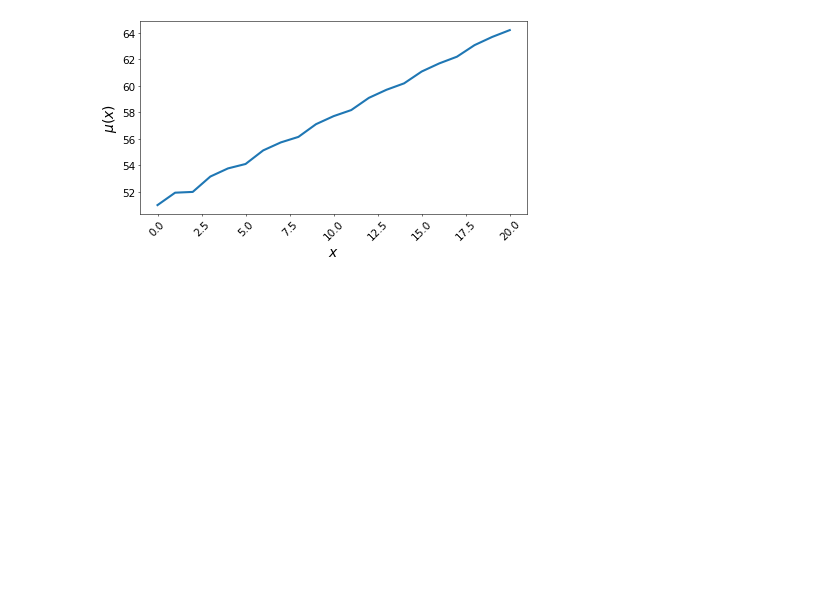
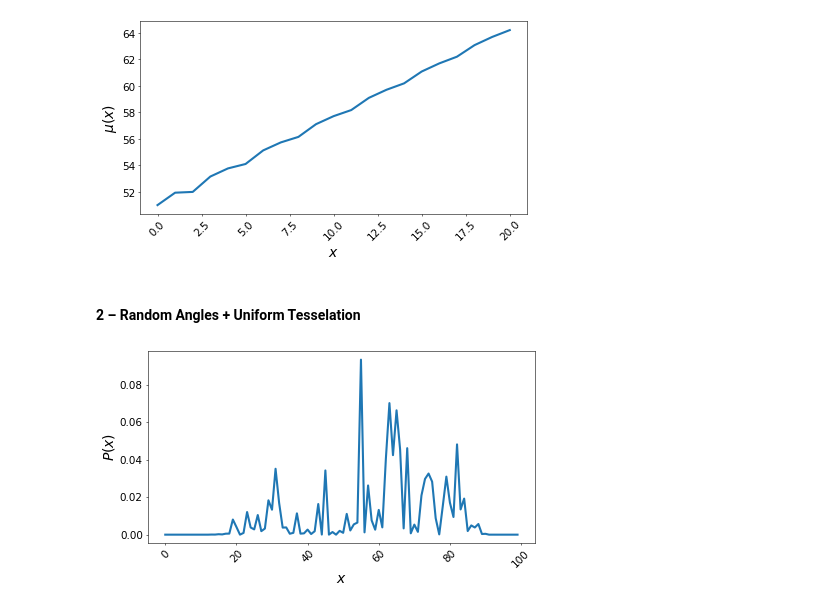
Before and after one commit to JaimePSantos/sqw, a Jupyter notebook: main_tests.ipynb, the cells around one changed output. Saved outputs shown, nothing was run; the diff lists cells and outputs as text; code cells hidden in the pictures; blank space fills up the shorter version.

```diff
--- a/main_tests.ipynb
+++ b/main_tests.ipynb
@@ -30,3 +33,23 @@ final_distribution_plot(amp2prob(states[steps]), list(range(N)))
 mean_values_plot(states2mean(states, range(N)), steps)
 # %% [output]
 [figure]
+# %% [markdown]
+#### 2 – Random Angles + Uniform Tesselation
+# %%
+N = 100
+T = even_cycle_two_tesselation(N)
+G = nx.cycle_graph(N)
+
+steps = 20
+angles = random_angle_deviation([np.pi/3, np.pi/3], [.3, .3], steps)
+tesselation_order = [[0,1] for x in range(steps)]
+initial_state = uniform_initial_state(N, nodes = [N//2, N//2 + 2])
+
+states = running(G, T, steps,
+                 initial_state,
+                 angles = angles,
+                 tesselation_order = tesselation_order)
+# %%
+final_distribution_plot(amp2prob(states[steps]), list(range(N)))
+# %% [output]
+[figure, added]
```
Also changed, not shown: parts of 15 cells of this notebook, 1 other file.
